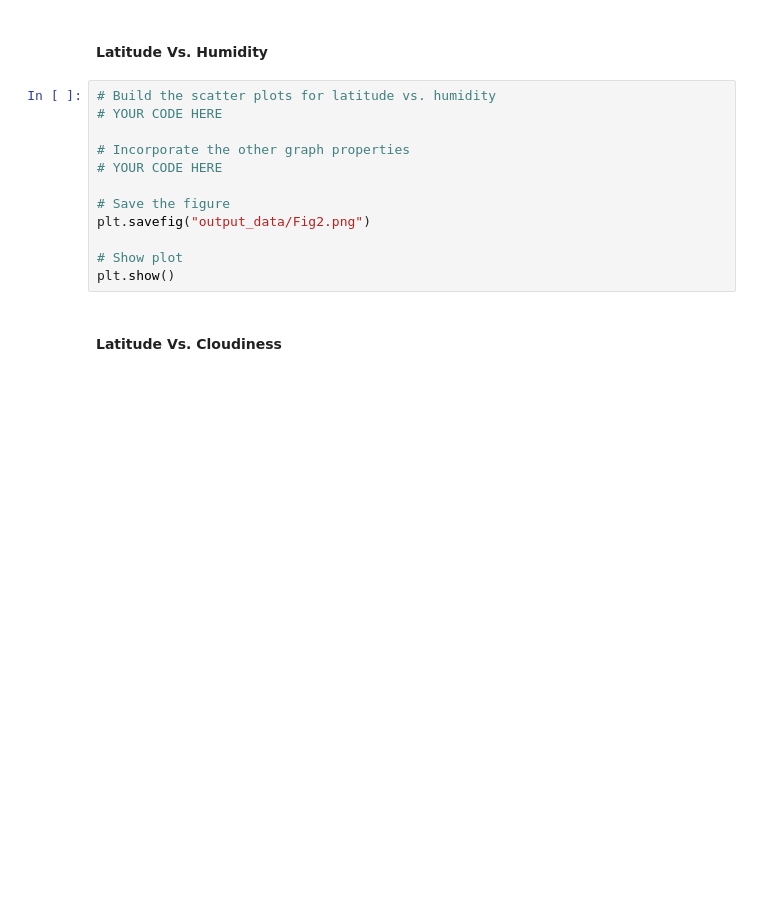
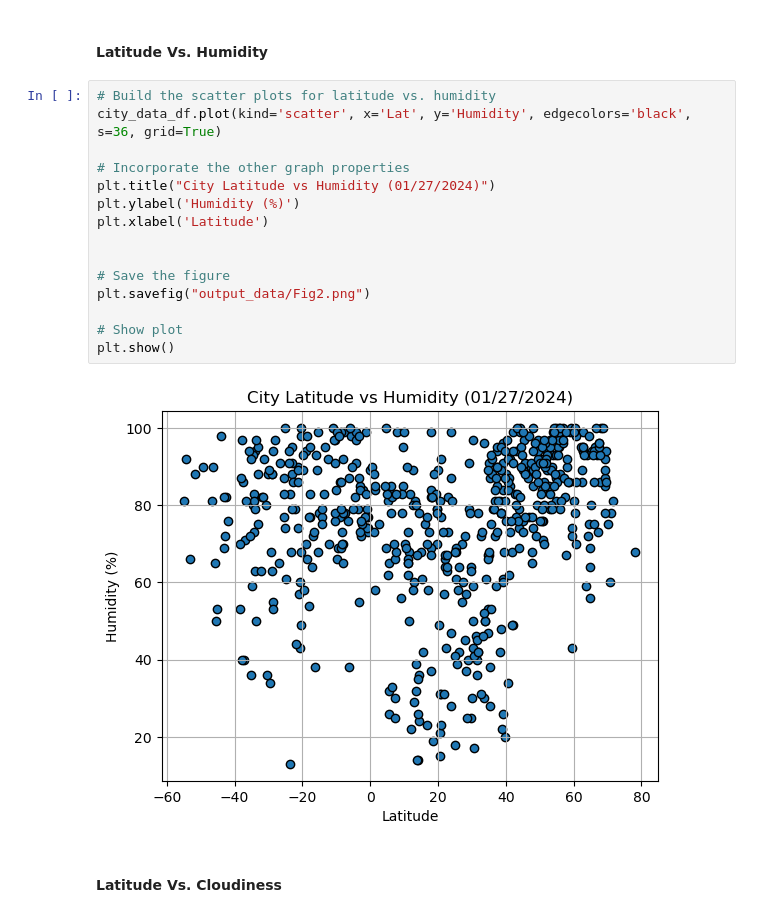
Before and after one commit to lizabethnt/World_Weather_Analysis, a Jupyter notebook: WeatherPy_Lisa.ipynb, the cells around one changed output. Cells and saved outputs as stored; diff of their text form; blank space fills up the shorter version.

```diff
--- a/WeatherPy_Lisa.ipynb
+++ b/WeatherPy_Lisa.ipynb
@@ -182,16 +228,21 @@ plt.show()
 #### Latitude Vs. Humidity
 # %%
 # Build the scatter plots for latitude vs. humidity
-# YOUR CODE HERE
+city_data_df.plot(kind='scatter', x='Lat', y='Humidity', edgecolors='black', s=36, grid=True)
 
 # Incorporate the other graph properties
-# YOUR CODE HERE
+plt.title("City Latitude vs Humidity (01/27/2024)")
+plt.ylabel('Humidity (%)')
+plt.xlabel('Latitude')
+
 
 # Save the figure
 plt.savefig("output_data/Fig2.png")
 
 # Show plot
 plt.show()
+# %% [output]
+[figure, added]
 # %% [markdown]
 #### Latitude Vs. Cloudiness
 # %%
```
Also changed, not shown: parts of 29 cells of this notebook, 6 other files.
